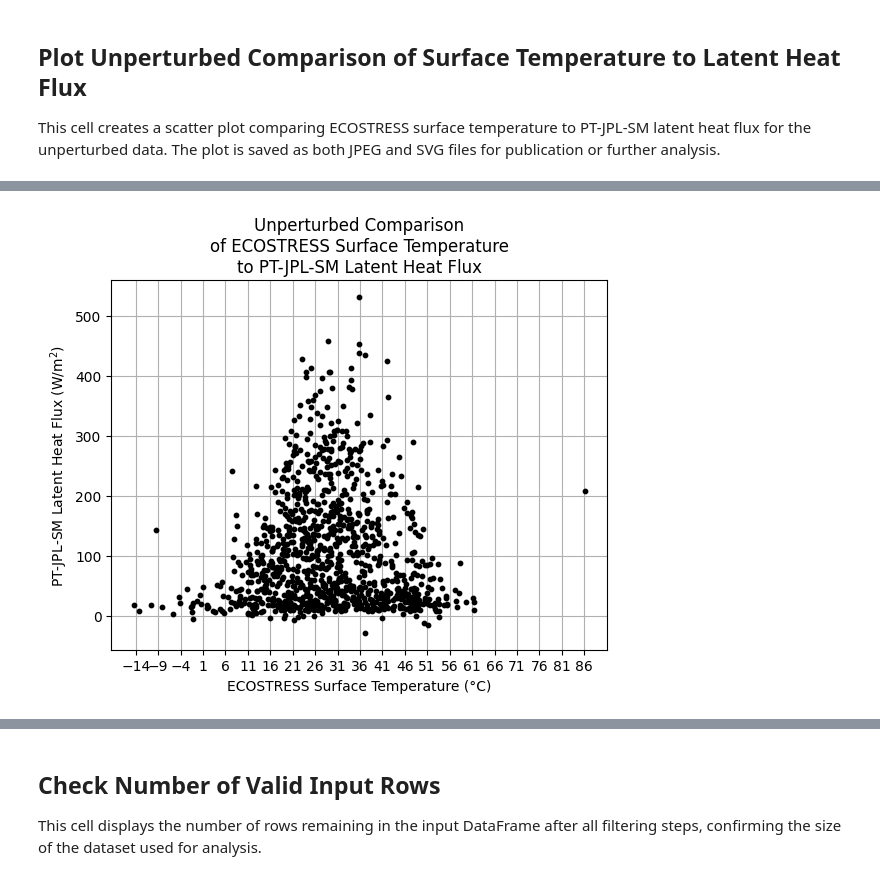
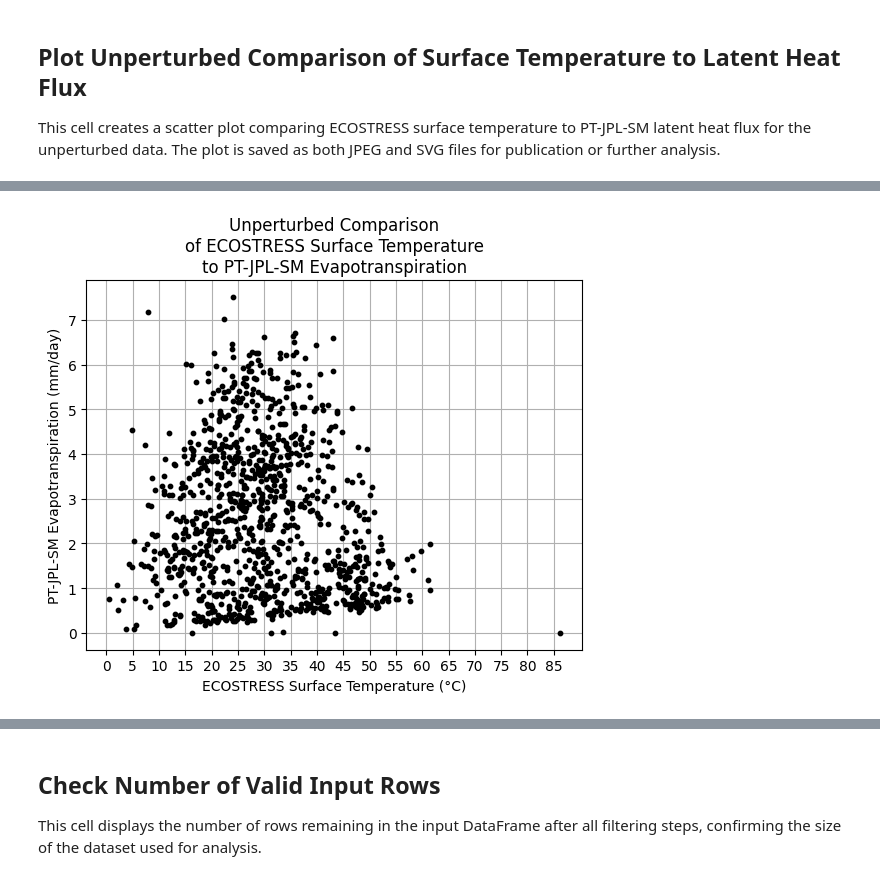
Before and after one commit to gregory-halverson-jpl/PT-JPL-SM, a Jupyter notebook: notebooks/PTJPLSM Sensitivity with ECOv002 Cal-Val.ipynb, the cells around one changed output, grey strips where cells are left out. Saved outputs shown, nothing was run; the diff lists cells and outputs as text; code cells hidden in the pictures.

Commit message:
including daylight ET in sensitivity notebook

```diff
--- a/notebooks/PTJPLSM Sensitivity with ECOv002 Cal-Val.ipynb
+++ b/notebooks/PTJPLSM Sensitivity with ECOv002 Cal-Val.ipynb
@@ -57,0 +56,5 @@ This cell computes the minimum value of `fAPARmax` in the filtered input data to
+# %%
+minimum_valid_temperature_C = 0
+input_df = input_df[input_df.Ta_C > minimum_valid_temperature_C]
+input_df = input_df[input_df.ST_C > minimum_valid_temperature_C]
+input_df
@@ -64,16 +109,13 @@ np.float64(0.2331)
 
 This cell defines a helper function that processes the input DataFrame through the Verma net radiation calculation and then the PT-JPL-SM model. This function is used in later analysis steps.
 # %%
-def process_verma_PTJPLSM_table(input_df: pd.DataFrame) -> pd.DataFrame:
-    return process_PTJPLSM_table(verma_net_radiation_table(input_df))
-
-# def process_verma_PTJPLSM_table(input_df: pd.DataFrame) -> pd.DataFrame:
-#     return process_PTJPLSM_table(input_df, regenerate_net_radiation=True)
+def forward_process(input_df: pd.DataFrame) -> pd.DataFrame:
+    return process_PTJPLSM_table(verma_net_radiation_table(input_df), upscale_to_daylight=True)
 # %% [markdown]
 ## Process Input Data Through Model
 
 This cell applies the processing function to the filtered input data, running it through the Verma net radiation and PT-JPL-SM model, and displays the resulting DataFrame.
 # %%
-processed = process_verma_PTJPLSM_table(input_df)
+processed = forward_process(input_df)
 processed
 # %% [output]
@@ -185,14 +304,19 @@ This cell creates a scatter plot comparing ECOSTRESS surface temperature to PT-J
 # %%
+modeled_variable = "ET_daylight_kg"
+variable_name = "Evapotranspiration"
+units = "mm/day"
+model_name = "PT-JPL-SM"
+
 plt.xticks(range(int(min(processed.ST_C)), int(max(processed.ST_C)) + 1, 5))
-plt.scatter(x=processed.ST_C, y=processed.LE, color='black', s=10, zorder=5)
+plt.scatter(x=processed.ST_C, y=processed[modeled_variable], color='black', s=10, zorder=5)
 plt.grid(True, zorder=0)
 plt.xlabel("ECOSTRESS Surface Temperature (°C)")
-plt.ylabel("PT-JPL-SM Latent Heat Flux (W/m$^2$)")
-plt.title("Unperturbed Comparison\nof ECOSTRESS Surface Temperature\nto PT-JPL-SM Latent Heat Flux")
+plt.ylabel(f"{model_name} {variable_name} ({units})")
+plt.title(f"Unperturbed Comparison\nof ECOSTRESS Surface Temperature\nto {model_name} {variable_name}")
 
-plt.savefig("Unperturbed Comparison of ECOSTRESS Surface Temperature to PT-JPL-SM Latent Heat Flux.jpeg", format='jpeg', bbox_inches='tight')
-plt.savefig("Unperturbed Comparison of ECOSTRESS Surface Temperature to PT-JPL-SM Latent Heat Flux.svg", format='svg', bbox_inches='tight')
+plt.savefig(f"Unperturbed Comparison of ECOSTRESS Surface Temperature to {model_name} {variable_name}.jpeg", format='jpeg', bbox_inches='tight')
+plt.savefig(f"Unperturbed Comparison of ECOSTRESS Surface Temperature to {model_name} {variable_name}.svg", format='svg', bbox_inches='tight')
 
 plt.show()
 # %% [output]
-[figure, old version]
+[figure, new version]
```
Also changed, not shown: parts of 26 cells of this notebook, 18 other files.
